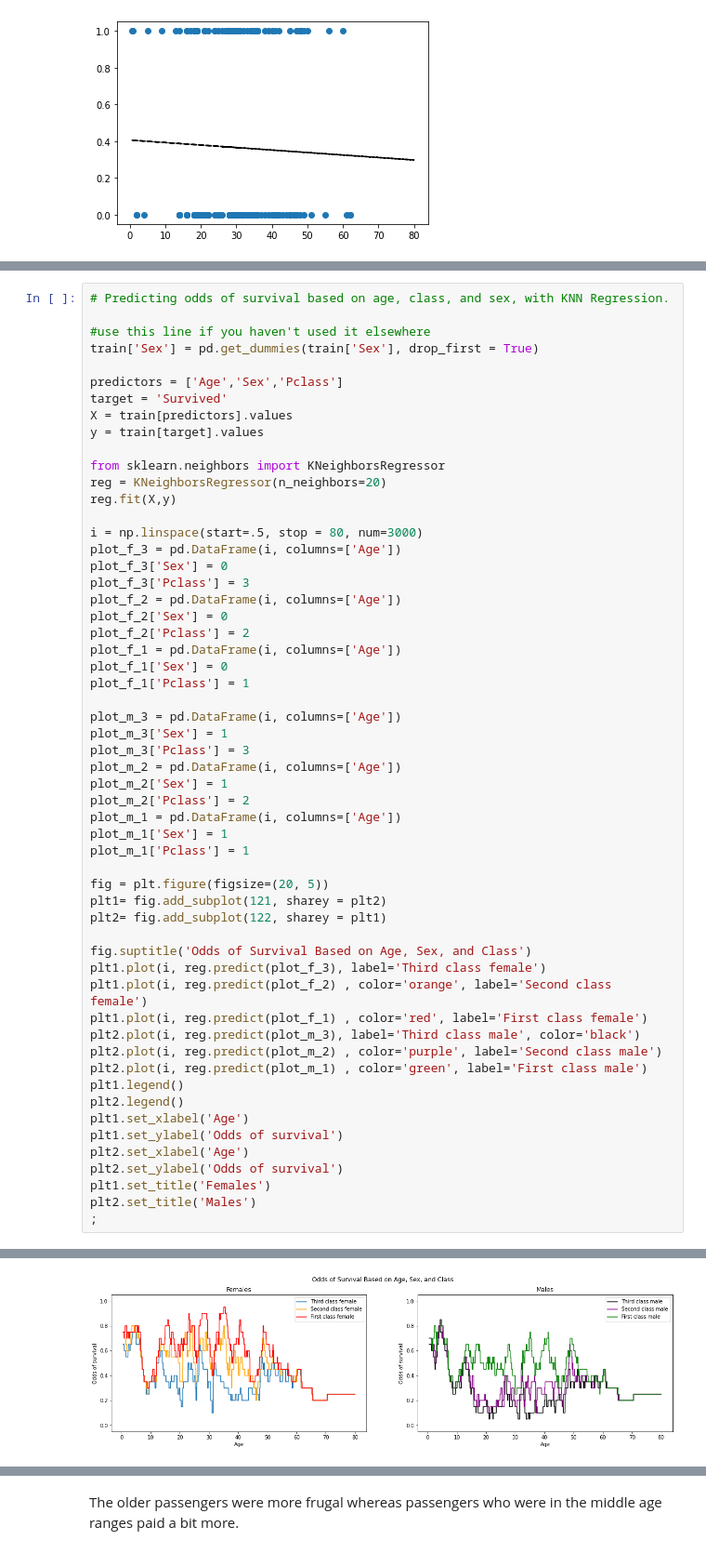
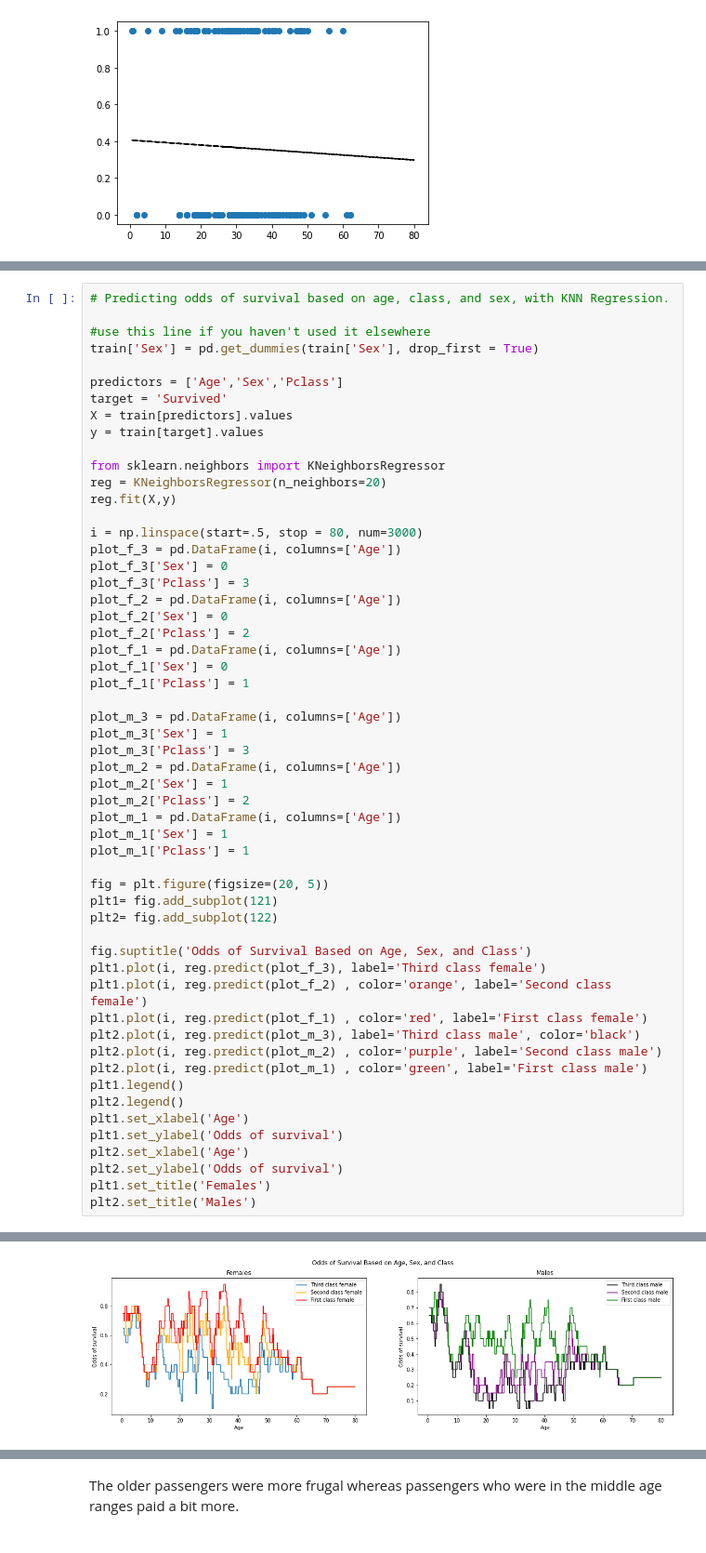
Before and after one commit to flores58c/CST_383_Titanic_Project, a Jupyter notebook: titanic.ipynb, the cells around one changed output, grey strips where cells are left out. Shown at 93% size. Drawn from its saved outputs; the diff is of its cells as text.

```diff
--- a/titanic.ipynb
+++ b/titanic.ipynb
@@ -303,8 +299,8 @@ plot_m_1['Sex'] = 1
 plot_m_1['Pclass'] = 1
 
 fig = plt.figure(figsize=(20, 5))
-plt1= fig.add_subplot(121, sharey = plt2)
-plt2= fig.add_subplot(122, sharey = plt1)
+plt1= fig.add_subplot(121)
+plt2= fig.add_subplot(122)
 
 fig.suptitle('Odds of Survival Based on Age, Sex, and Class')
 plt1.plot(i, reg.predict(plot_f_3), label='Third class female')
@@ -321,5 +317,4 @@ plt2.set_xlabel('Age')
 plt2.set_ylabel('Odds of survival')
 plt1.set_title('Females')
 plt2.set_title('Males')
-;
 # %% [output]
@@ -327,2 +322,2 @@ plt2.set_title('Males')
-[figure, old version]
+[figure, new version]
 # %%
```
Also changed, not shown: parts of 13 cells of this notebook.
